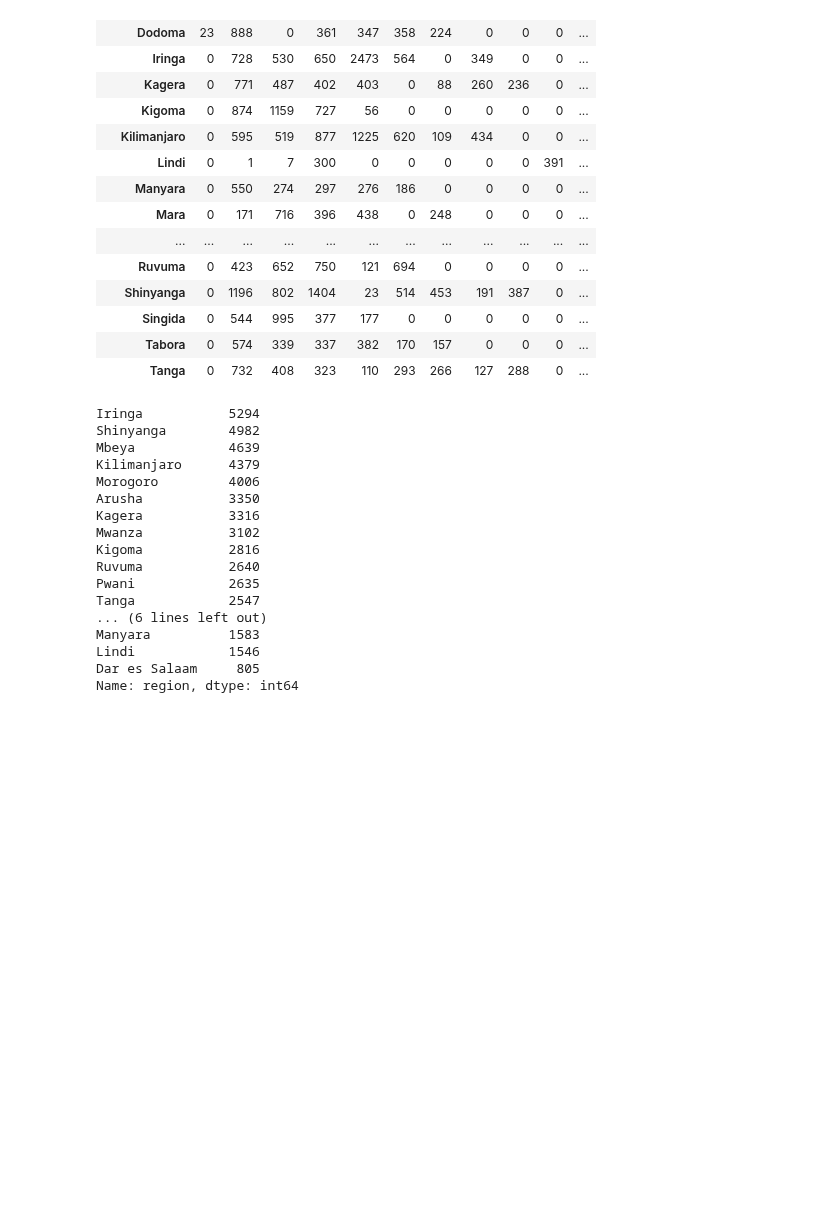
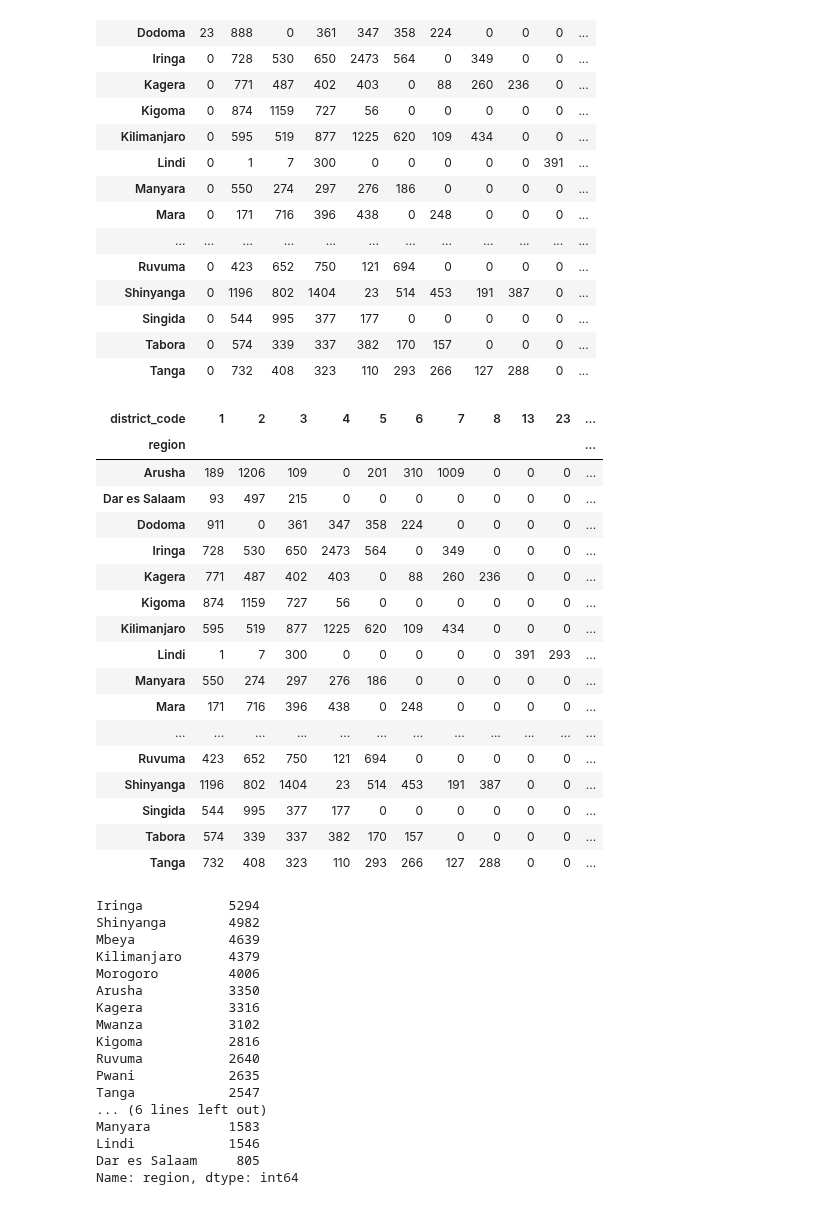
Before and after one commit to JannaW0402/Pump-it-Up, a Jupyter notebook: 869janna.ipynb, the cells around one changed output. Cells and saved outputs as stored; diff of their text form; code cells hidden in the pictures; blank space fills up the shorter version.

```diff
--- a/869janna.ipynb
+++ b/869janna.ipynb
@@ -227,6 +223,29 @@ df_district.to_csv()
 | Singida | 0 | 544 | 995 | 377 | 177 | 0 | 0 | 0 | 0 | 0 | ... |
 | Tabora | 0 | 574 | 339 | 337 | 382 | 170 | 157 | 0 | 0 | 0 | ... |
 | Tanga | 0 | 732 | 408 | 323 | 110 | 293 | 266 | 127 | 288 | 0 | ... |
+# %%
+Train.loc[Train['district_code'] == 0,'district_code'] = 1
+df_district = Train.pivot_table('id','region','district_code',aggfunc='count').fillna(0).astype(int)
+df_district
+# %% [output]
+| district_code | 1 | 2 | 3 | 4 | 5 | 6 | 7 | 8 | 13 | 23 | ... |
+| region |  |  |  |  |  |  |  |  |  |  | ... |
+| Arusha | 189 | 1206 | 109 | 0 | 201 | 310 | 1009 | 0 | 0 | 0 | ... |
+| Dar es Salaam | 93 | 497 | 215 | 0 | 0 | 0 | 0 | 0 | 0 | 0 | ... |
+| Dodoma | 911 | 0 | 361 | 347 | 358 | 224 | 0 | 0 | 0 | 0 | ... |
+| Iringa | 728 | 530 | 650 | 2473 | 564 | 0 | 349 | 0 | 0 | 0 | ... |
+| Kagera | 771 | 487 | 402 | 403 | 0 | 88 | 260 | 236 | 0 | 0 | ... |
+| Kigoma | 874 | 1159 | 727 | 56 | 0 | 0 | 0 | 0 | 0 | 0 | ... |
+| Kilimanjaro | 595 | 519 | 877 | 1225 | 620 | 109 | 434 | 0 | 0 | 0 | ... |
+| Lindi | 1 | 7 | 300 | 0 | 0 | 0 | 0 | 0 | 391 | 293 | ... |
+| Manyara | 550 | 274 | 297 | 276 | 186 | 0 | 0 | 0 | 0 | 0 | ... |
+| Mara | 171 | 716 | 396 | 438 | 0 | 248 | 0 | 0 | 0 | 0 | ... |
+| ... | ... | ... | ... | ... | ... | ... | ... | ... | ... | ... | ... |
+| Ruvuma | 423 | 652 | 750 | 121 | 694 | 0 | 0 | 0 | 0 | 0 | ... |
+| Shinyanga | 1196 | 802 | 1404 | 23 | 514 | 453 | 191 | 387 | 0 | 0 | ... |
+| Singida | 544 | 995 | 377 | 177 | 0 | 0 | 0 | 0 | 0 | 0 | ... |
+| Tabora | 574 | 339 | 337 | 382 | 170 | 157 | 0 | 0 | 0 | 0 | ... |
+| Tanga | 732 | 408 | 323 | 110 | 293 | 266 | 127 | 288 | 0 | 0 | ... |
 # %%
 Train['region'].value_counts()
 # %% [output]
```
Also changed, not shown: parts of 6 cells of this notebook.
